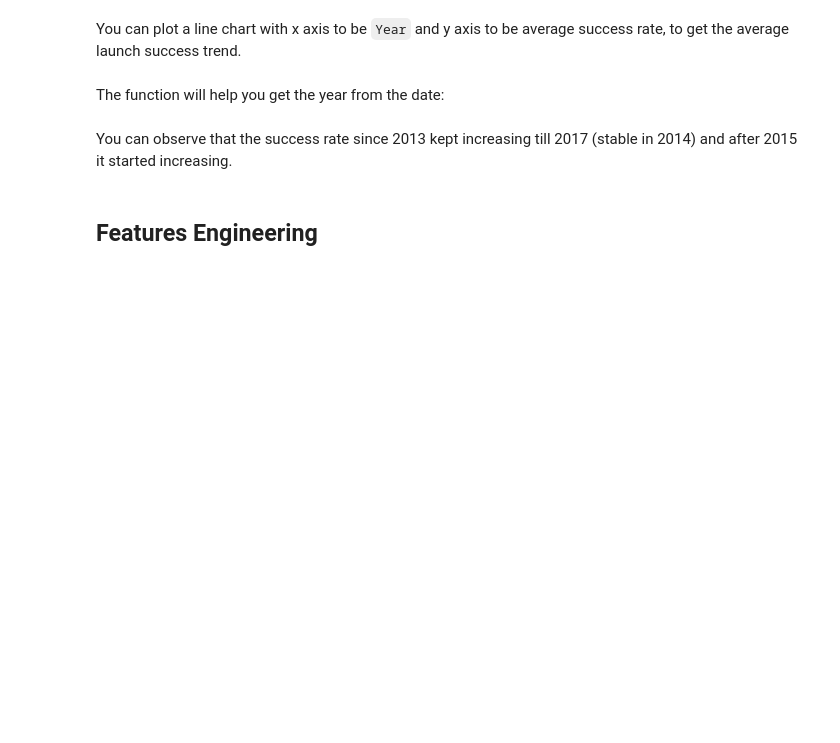
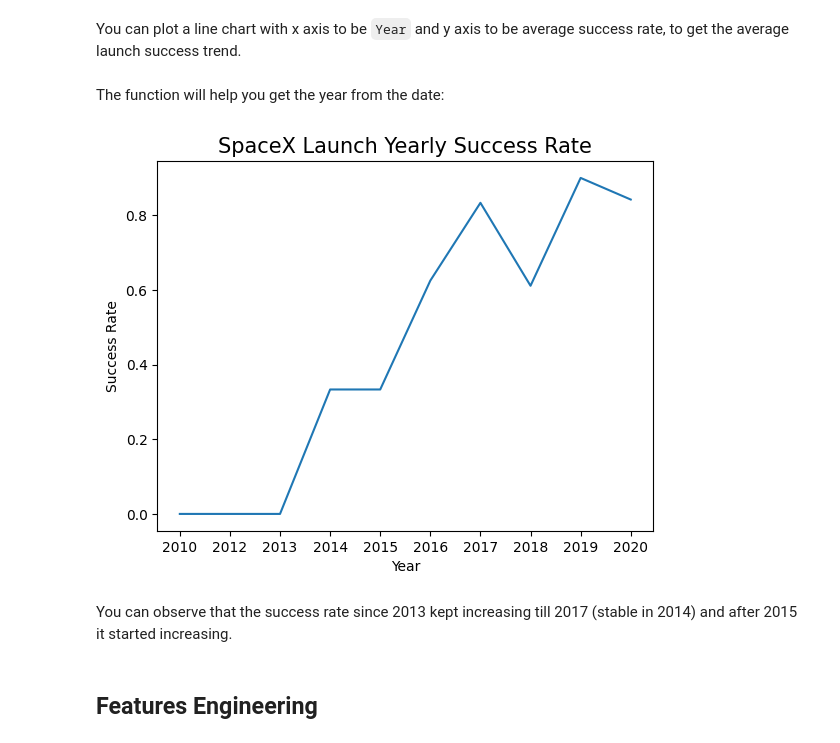
Before and after one commit to veenda/Applied-Data-Science-Capstone, a Jupyter notebook: jupyter-labs-eda-dataviz-v2.ipynb, the cells around one changed output. Cells and saved outputs as stored; diff of their text form; code cells hidden in the pictures; blank space fills up the shorter version.

```diff
--- a/jupyter-labs-eda-dataviz-v2.ipynb
+++ b/jupyter-labs-eda-dataviz-v2.ipynb
@@ -171,8 +212,20 @@ def Extract_year(date):
     for i in df["Date"]:
         year.append(i.split("-")[0])
     return year
+# %%
+Extract_year(df["Date"])
+df['Year'] = year
+# %%
+df_yearly_success = df.groupby('Year')['Class'].mean().reset_index()
 # %%
 # Plot a line chart with x axis to be the extracted year and y axis to be the success rate
+sns.lineplot(x='Year', y='Class', data=df_yearly_success)
+plt.xlabel("Year", fontsize=10)
+plt.ylabel("Success Rate", fontsize=10)
+plt.title("SpaceX Launch Yearly Success Rate", fontsize=15)
+plt.show()
+# %% [output]
+[figure, added]
 # %% [markdown]
 You can observe that the success rate since 2013 kept increasing till 2017 (stable in 2014) and after 2015 it started increasing.
 # %% [markdown]
```
Also changed, not shown: parts of 10 cells of this notebook.
